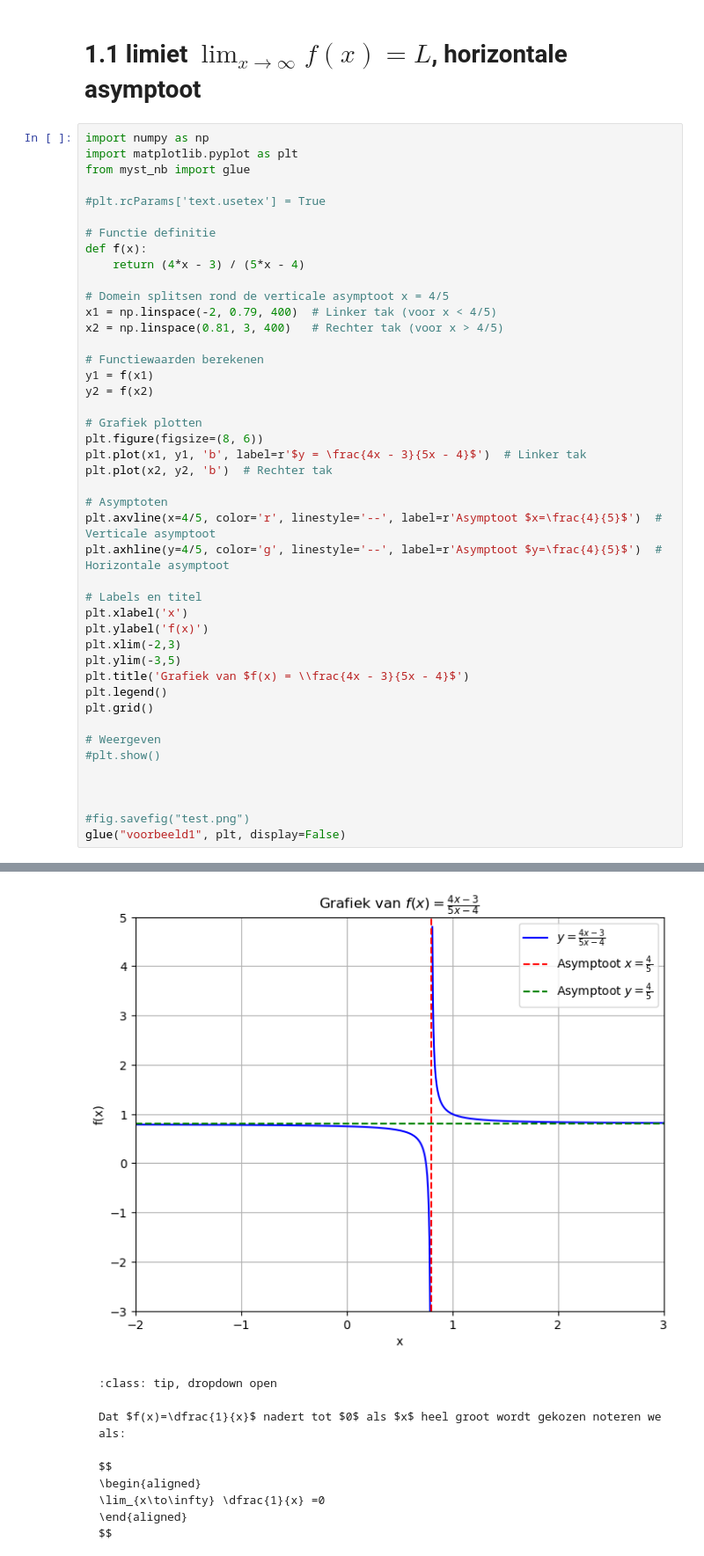
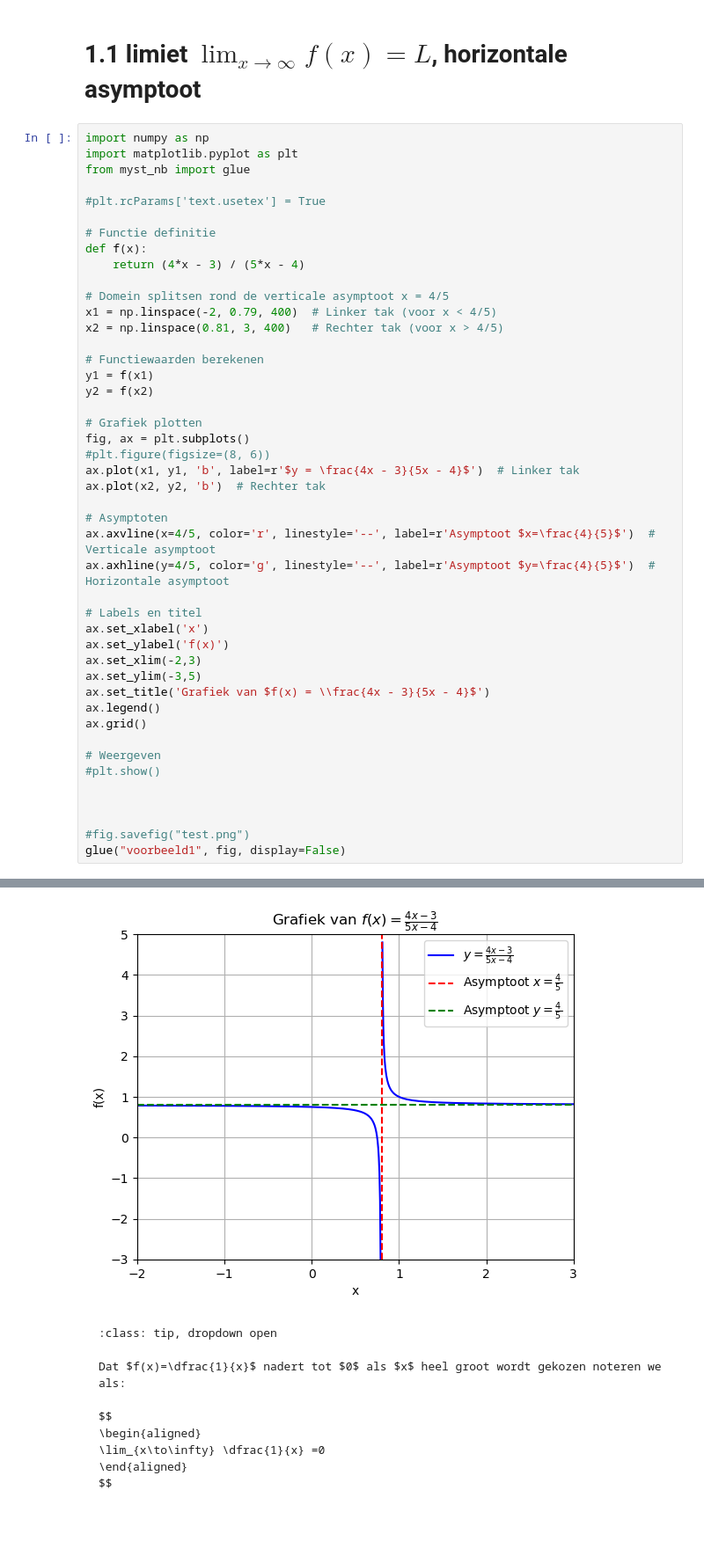
Before and after one commit to HHS-boeken/ME-WIS2-24, a Jupyter notebook: book/Limieten/Limieten/test1.ipynb, the cells around one changed output, grey strips where cells are left out. Shown: that part at 88% size. Saved outputs shown, nothing was run; the diff lists cells and outputs as text; blank space fills up the shorter version.

`````diff
--- a/book/Limieten/Limieten/test1.ipynb
+++ b/book/Limieten/Limieten/test1.ipynb
@@ -20,22 +20,23 @@ y1 = f(x1)
 y2 = f(x2)
 
 # Grafiek plotten
-plt.figure(figsize=(8, 6))
-plt.plot(x1, y1, 'b', label=r'$y = \frac{4x - 3}{5x - 4}$')  # Linker tak
-plt.plot(x2, y2, 'b')  # Rechter tak
+fig, ax = plt.subplots()
+#plt.figure(figsize=(8, 6))
+ax.plot(x1, y1, 'b', label=r'$y = \frac{4x - 3}{5x - 4}$')  # Linker tak
+ax.plot(x2, y2, 'b')  # Rechter tak
 
 # Asymptoten
-plt.axvline(x=4/5, color='r', linestyle='--', label=r'Asymptoot $x=\frac{4}{5}$')  # Verticale asymptoot
-plt.axhline(y=4/5, color='g', linestyle='--', label=r'Asymptoot $y=\frac{4}{5}$')  # Horizontale asymptoot
+ax.axvline(x=4/5, color='r', linestyle='--', label=r'Asymptoot $x=\frac{4}{5}$')  # Verticale asymptoot
+ax.axhline(y=4/5, color='g', linestyle='--', label=r'Asymptoot $y=\frac{4}{5}$')  # Horizontale asymptoot
 
 # Labels en titel
-plt.xlabel('x')
-plt.ylabel('f(x)')
-plt.xlim(-2,3)
-plt.ylim(-3,5)
-plt.title('Grafiek van $f(x) = \\frac{4x - 3}{5x - 4}$')
-plt.legend()
-plt.grid()
+ax.set_xlabel('x')
+ax.set_ylabel('f(x)')
+ax.set_xlim(-2,3)
+ax.set_ylim(-3,5)
+ax.set_title('Grafiek van $f(x) = \\frac{4x - 3}{5x - 4}$')
+ax.legend()
+ax.grid()
 
 # Weergeven
 #plt.show()
@@ -43,5 +44,5 @@ plt.grid()
 
 
 #fig.savefig("test.png")
-glue("voorbeeld1", plt, display=False)
+glue("voorbeeld1", fig, display=False)
 # %% [output]
@@ -48,4 +50,4 @@ glue("voorbeeld1", plt, display=False)
-[figure, old version]
+[figure, new version]
 # %% [markdown]
 
 ````{admonition} Theorie
`````
Also changed, not shown: parts of 1 cell of this notebook.
